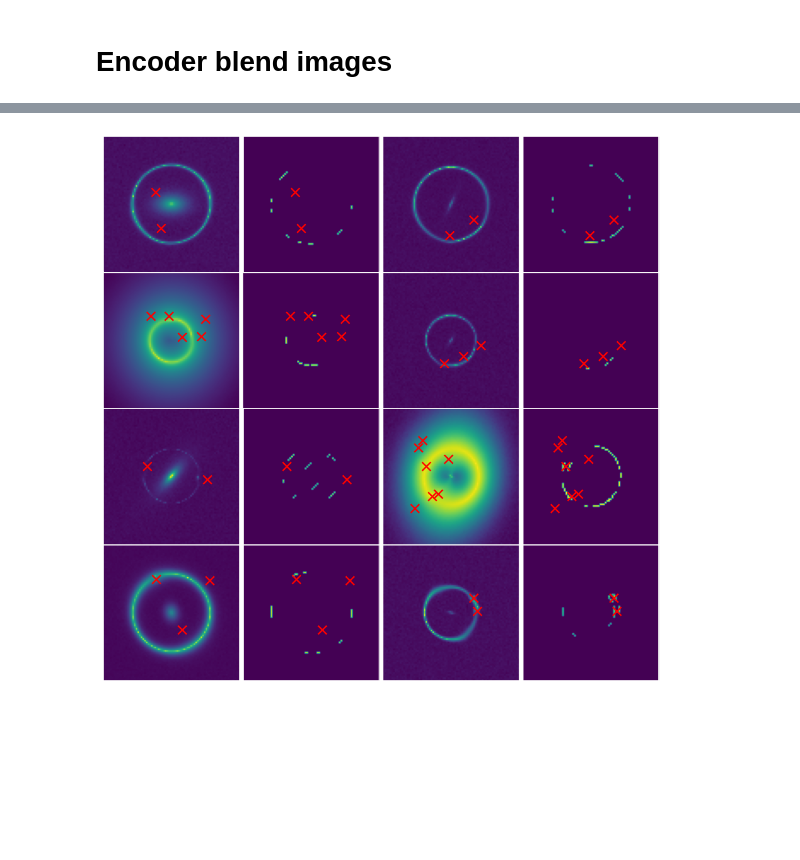
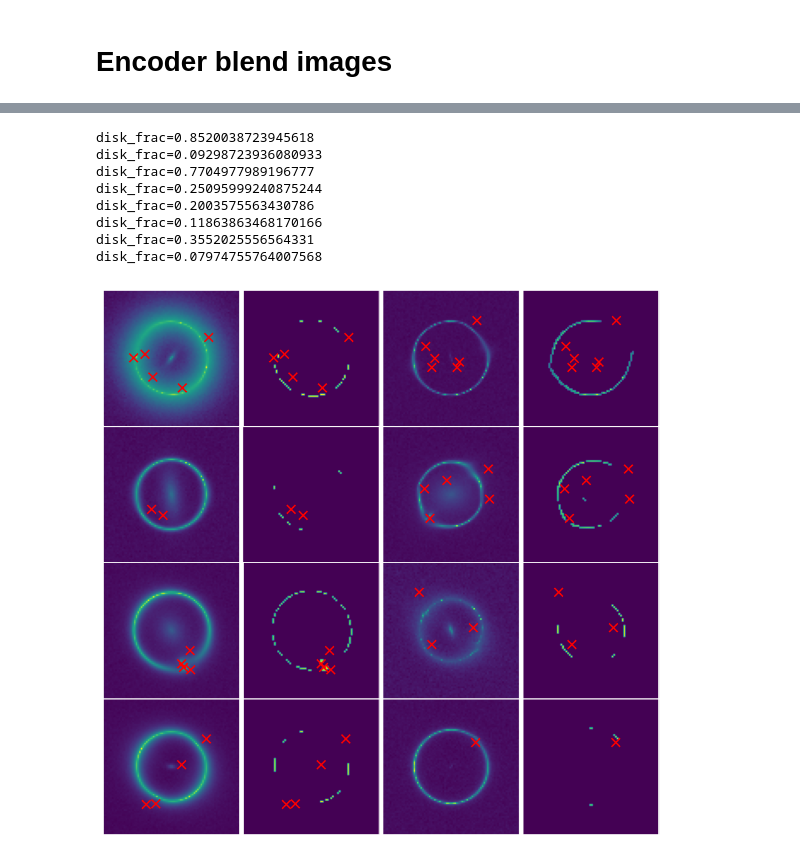
Before and after one commit to yashpatel5400/bliss, a Jupyter notebook: case_studies/substructure/eval.ipynb, the cells around one changed output, grey strips where cells are left out. Drawn from its saved outputs; the diff is of its cells as text; code cells hidden in the pictures; blank space fills up the shorter version.

```diff
--- a/case_studies/substructure/eval.ipynb
+++ b/case_studies/substructure/eval.ipynb
@@ -66,26 +62,38 @@ residuals = packed_images["subhalos"]
 # %%
 import numpy as np
 full_true = tile_catalog["subhalos"].cpu().to_full_params()
+main_deflector_true = tile_catalog["global"].cpu().to_full_params()
 
 plt.rcParams["axes.grid"] = False
 fig, axs = plt.subplots(4, 4, figsize=(10, 10), dpi=120)
 plt.subplots_adjust(wspace=0, hspace=0)
 for i, image_pair in enumerate(zip(images[:8], residuals[:8])):
     image, residual = image_pair
     offset = 16
     true_subhalo_pos = full_true.plocs[i,...].cpu().numpy()
     true_subhalo_pos = true_subhalo_pos[np.any(true_subhalo_pos, axis=1)] + offset
 
+    total_flux, disk_frac, beta_radians, disk_q, a_d, bulge_q, a_b = main_deflector_true["galaxy_params"][i,0]
+    print(f"disk_frac={disk_frac}")
+
     pos = 2 * i
     axs[pos // 4, pos % 4].imshow(np.log(image[0].cpu().numpy() + 2))
     axs[(pos + 1) // 4, (pos + 1) % 4].imshow(np.log(residual[0].cpu().numpy() + 2))
     for j in [pos, pos + 1]:
         axs[j // 4, j % 4].set_xticklabels([])
         axs[j // 4, j % 4].set_yticklabels([])
         axs[j // 4, j % 4].tick_params(left = False, bottom = False)
         axs[j // 4, j % 4].scatter(true_subhalo_pos[:, 0], true_subhalo_pos[:, 1], marker='x', color='r', s=75)
 # %% [output]
+disk_frac=0.8520038723945618
+disk_frac=0.09298723936080933
+disk_frac=0.7704977989196777
+disk_frac=0.25095999240875244
+disk_frac=0.2003575563430786
+disk_frac=0.11863863468170166
+disk_frac=0.3552025556564331
+disk_frac=0.07974755764007568
-[figure, old version]
+[figure, new version]
 # %%
 galaxy_encoder = instantiate(cfg.models.galaxy_encoder).to(device).eval()
 galaxy_encoder.load_state_dict(torch.load(cfg.plots.galaxy_checkpoint, map_location=galaxy_encoder.device))
```
Also changed, not shown: parts of 5 cells of this notebook, 13 other files.
